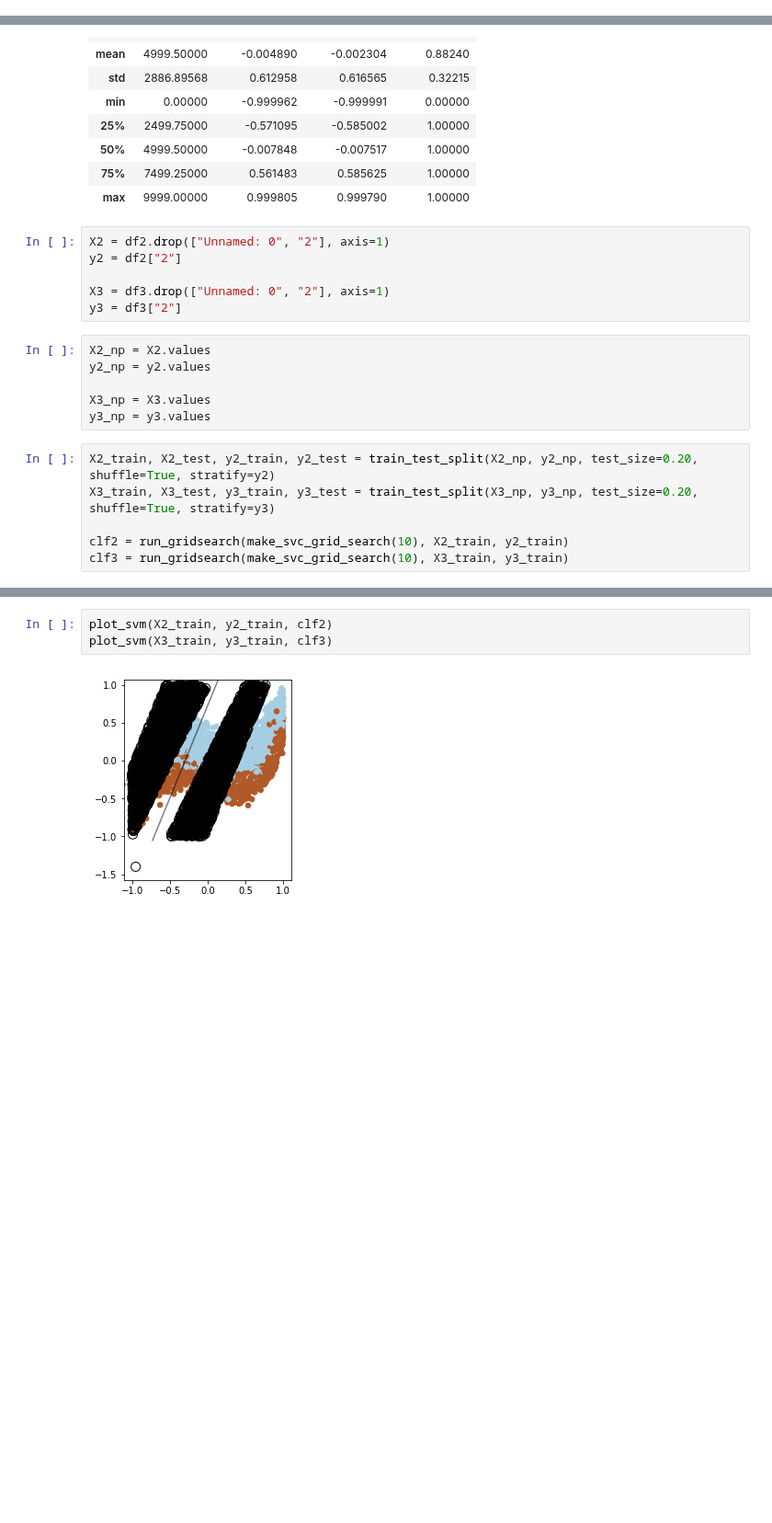
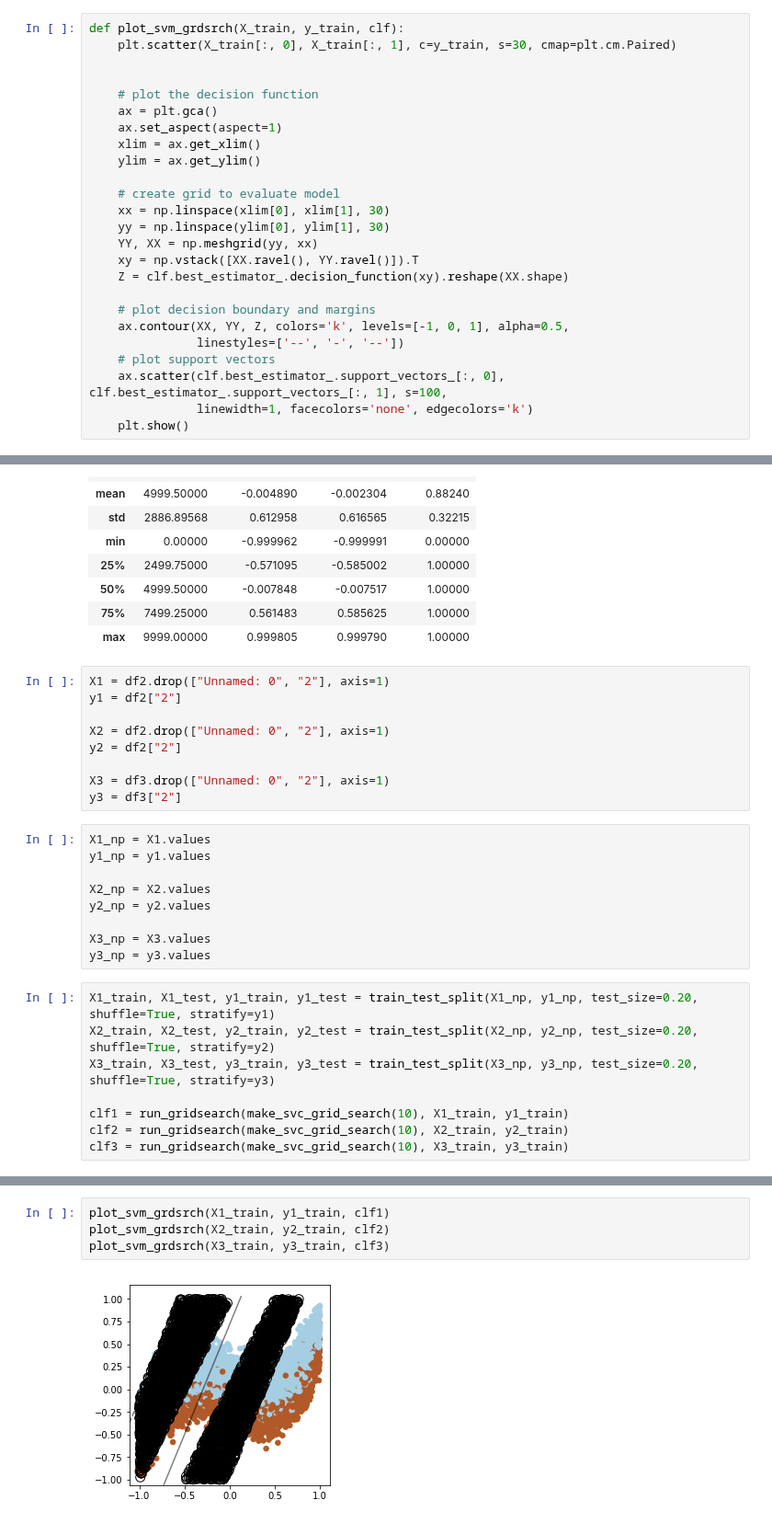
Before and after one commit to vipulpopat/MSCAI_Sem1_Etivity5, a Jupyter notebook: Etivity5_CE6002_18263461.ipynb, the cells around one changed output, grey strips where cells are left out. Shown at 92% size. Cells and saved outputs as stored; diff of their text form; blank space fills up the shorter version.

```diff
--- a/Etivity5_CE6002_18263461.ipynb
+++ b/Etivity5_CE6002_18263461.ipynb
@@ -246,0 +329,25 @@ For this task you may import two extra libraries: one to create train-test split
+# %%
+def plot_svm_grdsrch(X_train, y_train, clf):
+    plt.scatter(X_train[:, 0], X_train[:, 1], c=y_train, s=30, cmap=plt.cm.Paired)
+
+
+    # plot the decision function
+    ax = plt.gca()
+    ax.set_aspect(aspect=1)
+    xlim = ax.get_xlim()
+    ylim = ax.get_ylim()
+
+    # create grid to evaluate model
+    xx = np.linspace(xlim[0], xlim[1], 30)
+    yy = np.linspace(ylim[0], ylim[1], 30)
+    YY, XX = np.meshgrid(yy, xx)
+    xy = np.vstack([XX.ravel(), YY.ravel()]).T
+    Z = clf.best_estimator_.decision_function(xy).reshape(XX.shape)
+
+    # plot decision boundary and margins
+    ax.contour(XX, YY, Z, colors='k', levels=[-1, 0, 1], alpha=0.5,
+               linestyles=['--', '-', '--'])
+    # plot support vectors
+    ax.scatter(clf.best_estimator_.support_vectors_[:, 0], clf.best_estimator_.support_vectors_[:, 1], s=100,
+               linewidth=1, facecolors='none', edgecolors='k')
+    plt.show()
@@ -271,21 +391,29 @@ df3.describe()
 | 75% | 7499.25000 | 0.561483 | 0.585625 | 1.00000 |
 | max | 9999.00000 | 0.999805 | 0.999790 | 1.00000 |
 # %%
+X1 = df2.drop(["Unnamed: 0", "2"], axis=1)
+y1 = df2["2"]
+
 X2 = df2.drop(["Unnamed: 0", "2"], axis=1)
 y2 = df2["2"]
 
 X3 = df3.drop(["Unnamed: 0", "2"], axis=1)
 y3 = df3["2"]
 # %%
+X1_np = X1.values
+y1_np = y1.values
+
 X2_np = X2.values
 y2_np = y2.values
 
 X3_np = X3.values
 y3_np = y3.values
 # %%
+X1_train, X1_test, y1_train, y1_test = train_test_split(X1_np, y1_np, test_size=0.20, shuffle=True, stratify=y1)
 X2_train, X2_test, y2_train, y2_test = train_test_split(X2_np, y2_np, test_size=0.20, shuffle=True, stratify=y2)
 X3_train, X3_test, y3_train, y3_test = train_test_split(X3_np, y3_np, test_size=0.20, shuffle=True, stratify=y3)
 
+clf1 = run_gridsearch(make_svc_grid_search(10), X1_train, y1_train)
 clf2 = run_gridsearch(make_svc_grid_search(10), X2_train, y2_train)
 clf3 = run_gridsearch(make_svc_grid_search(10), X3_train, y3_train)
 # %% [output]
@@ -296,5 +426,6 @@ best score : 0.999875
 # %%
-plot_svm(X2_train, y2_train, clf2)
-plot_svm(X3_train, y3_train, clf3)
+plot_svm_grdsrch(X1_train, y1_train, clf1)
+plot_svm_grdsrch(X2_train, y2_train, clf2)
+plot_svm_grdsrch(X3_train, y3_train, clf3)
 # %% [output]
-[figure, old version]
+[figure, new version]
```
Also changed, not shown: parts of 18 cells of this notebook, 1 other file.
